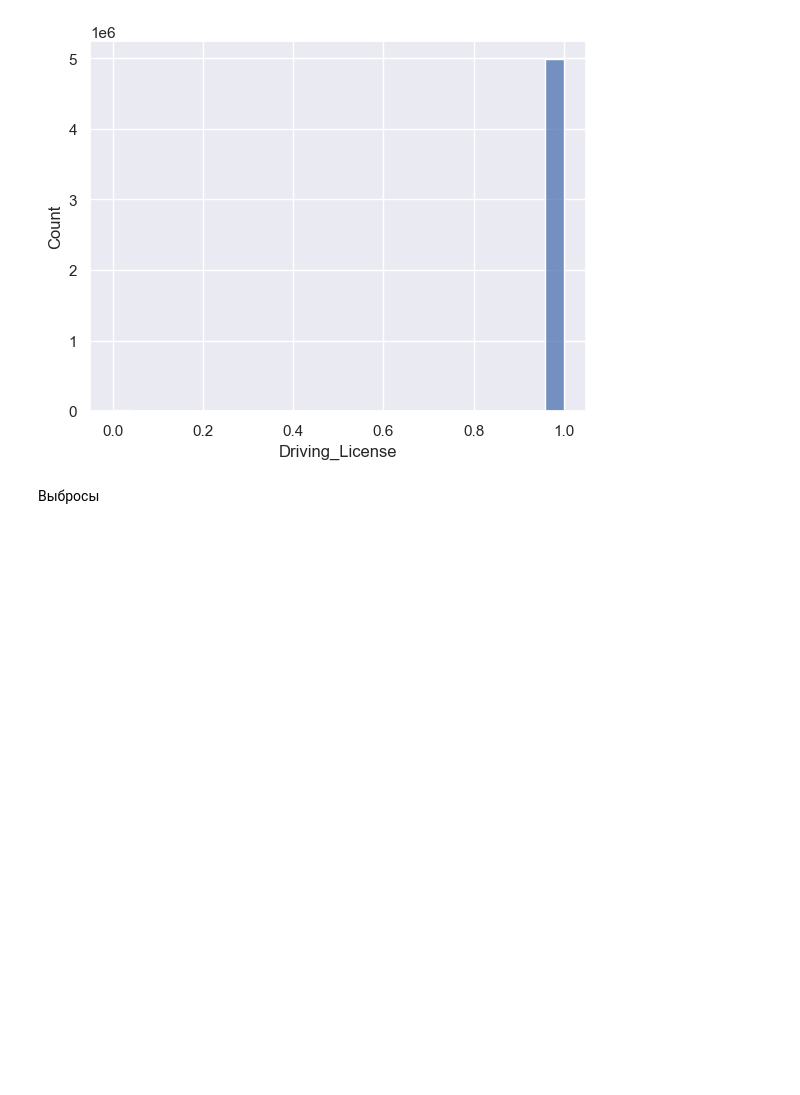
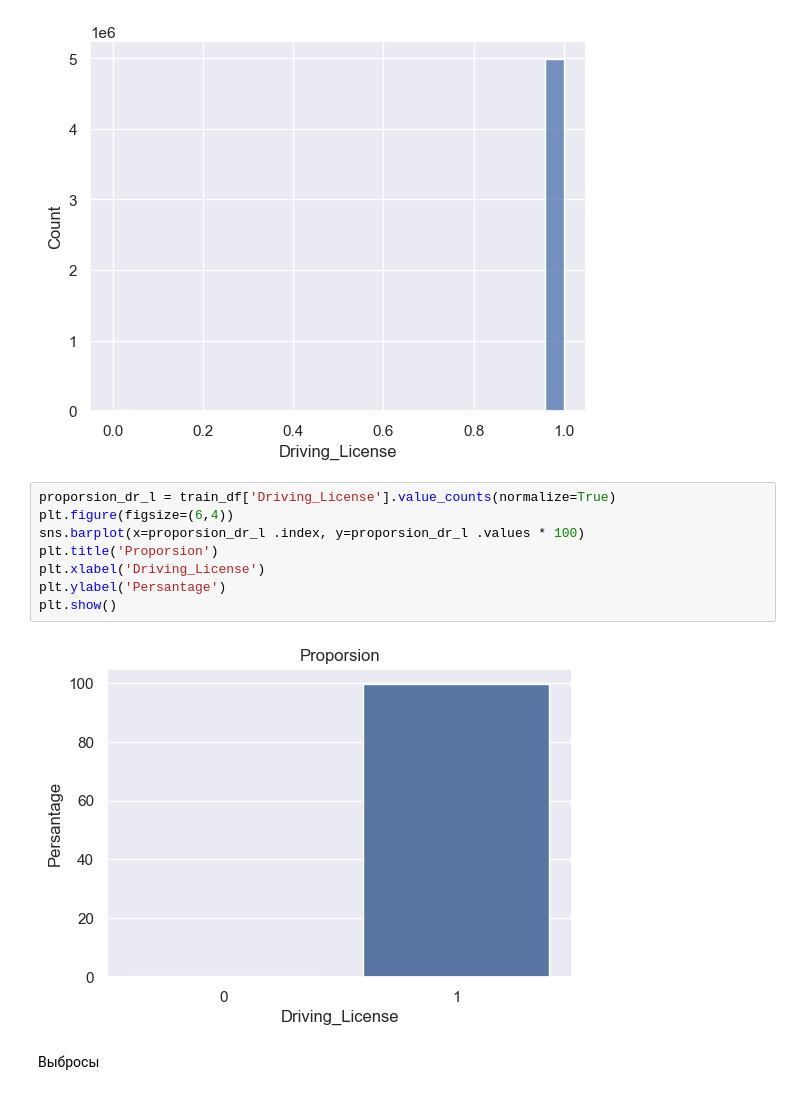
Before and after one commit to AlekseevDS21/insurance_buyers, a Jupyter notebook: LM_trainig/train_ML.ipynb, the cells around one changed output. Cells and saved outputs as stored; diff of their text form; blank space fills up the shorter version.

```diff
--- a/LM_trainig/train_M4.ipynb
+++ b/LM_trainig/train_ML.ipynb
@@ -258,6 +262,16 @@ Driving_License
 0       9868
 Name: count, dtype: int64
 [figure]
+# %%
+proporsion_dr_l = train_df['Driving_License'].value_counts(normalize=True)
+plt.figure(figsize=(6,4))
+sns.barplot(x=proporsion_dr_l .index, y=proporsion_dr_l .values * 100)
+plt.title('Proporsion')
+plt.xlabel('Driving_License')
+plt.ylabel('Persantage')
+plt.show()
+# %% [output]
+[figure, added]
 # %% [markdown]
 Выбросы
 # %%
```
Also changed, not shown: parts of 40 cells of this notebook.
